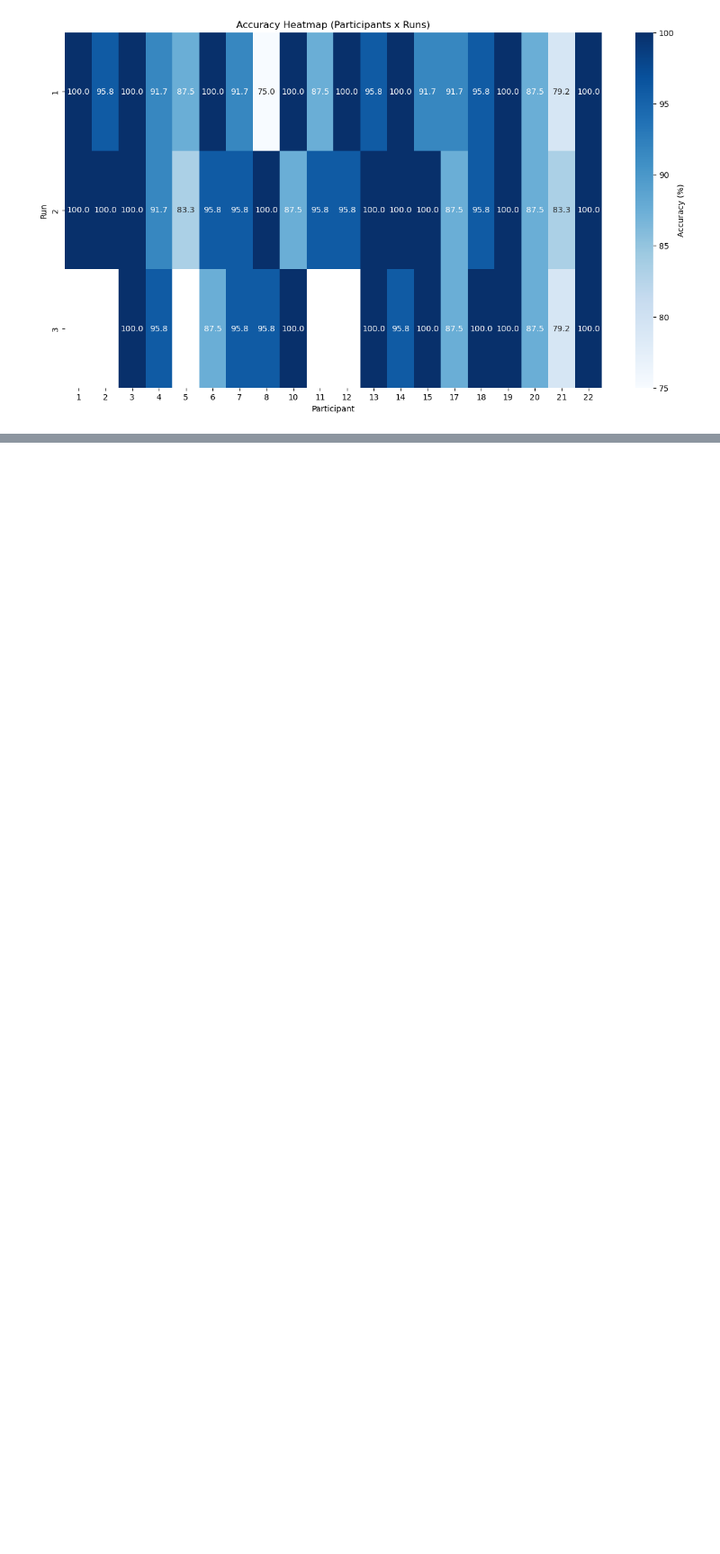
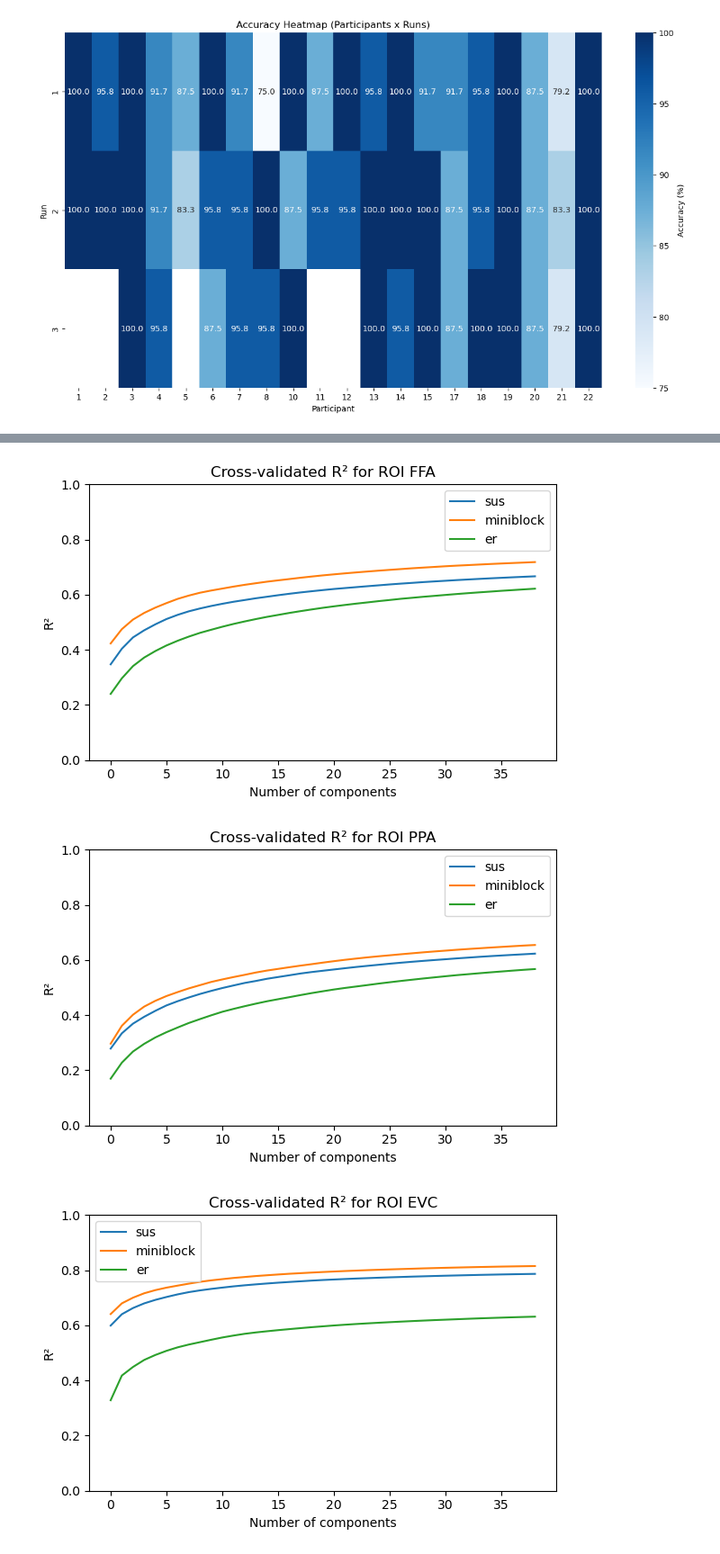
Before and after one commit to fabiub51/project_miniblock, a Jupyter notebook: Code/testing.ipynb, the cells around one changed output, grey strips where cells are left out. Shown: that part at 90% size. Cells and saved outputs as stored; diff of their text form; code cells hidden in the pictures; blank space fills up the shorter version.

```diff
--- a/Code/testing.ipynb
+++ b/Code/testing.ipynb
@@ -298,3 +299,7 @@ def group_results_noise_ceiling(dataframe):
     binary_df[pval_cols] = (binary_df[pval_cols] < 0.05).astype(int)
 
     return binary_df
+# %%
+subjects = [f"{i:02d}" for i in range(1,23) if i not in [9, 16]]
+project_dir = "/Users/danieljanini/Documents/project_miniblock"
+ROIs = ["FFA", "PPA", "EVC", "EBA"]
@@ -300,0 +447,4 @@ def group_results_noise_ceiling(dataframe):
+# %%
+for i in range(3):
+    for j in range(4):
+        print(ROIs[j], runtypes[i],explained_variance_test.mean(axis=0)[i,j,:].mean())
@@ -300,0 +597,23 @@ def group_results_noise_ceiling(dataframe):
+# %%
+import matplotlib.pyplot as plt
+
+# average across subjects
+R2_over_all_subs = all_R2.mean(axis=0)  # shape: (runtypes=3, ROIs=4, Kmax=39)
+
+for ROI in range(4):
+    plt.figure(figsize=(6,4))
+
+    for runtype in range(3):
+        plt.plot(R2_over_all_subs[runtype, ROI, :], label=runtypes[runtype])
+
+    plt.title(f"Cross-validated R² for ROI {ROIs[ROI]}")
+    plt.xlabel("Number of components")
+    plt.ylabel("R²")
+    plt.ylim(0,1)
+    plt.legend()
+    plt.tight_layout()
+    plt.show()
+# %% [output]
+[figure, added]
+[figure, added]
+[figure, added]
```
Also changed, not shown: parts of 11 cells of this notebook, 1 other file.
